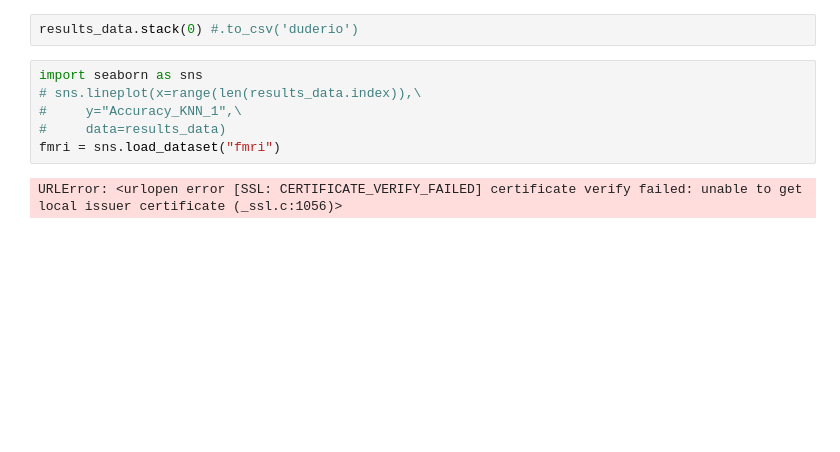
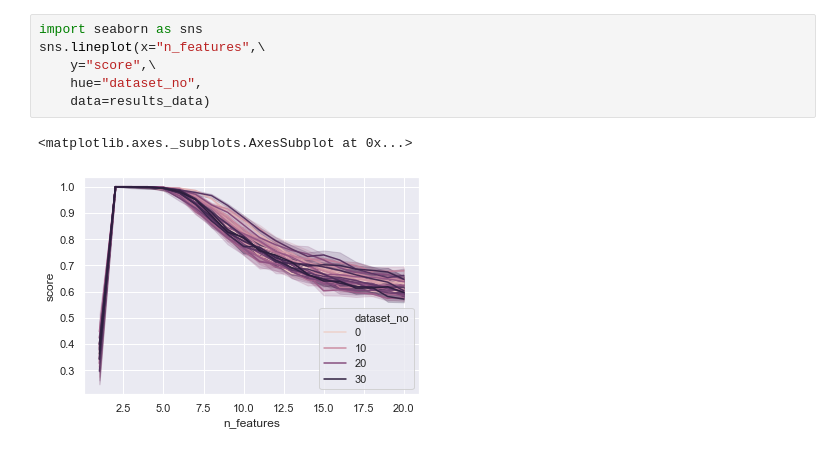
Before and after one commit to dunnkers/feature-selection, a Jupyter notebook: analysis/analyze-results.ipynb, the cells around one changed output. Cells and saved outputs as stored; diff of their text form; blank space fills up the shorter version.

```diff
--- a/analysis/analyze-results.ipynb
+++ b/analysis/analyze-results.ipynb
@@ -17,10 +14,9 @@ results_data.head()
-# %%
-results_data.stack(0) #.to_csv('duderio')
 # %%
 import seaborn as sns
-# sns.lineplot(x=range(len(results_data.index)),\
-#     y="Accuracy_KNN_1",\
-#     data=results_data)
-fmri = sns.load_dataset("fmri")
+sns.lineplot(x="n_features",\
+    y="score",\
+    hue="dataset_no",
+    data=results_data)
 # %% [output]
-URLError: <urlopen error [SSL: CERTIFICATE_VERIFY_FAILED] certificate verify failed: unable to get local issuer certificate (_ssl.c:1056)>
+<matplotlib.axes._subplots.AxesSubplot at 0x...>
+[figure, added]
```
Also changed, not shown: parts of 1 cell of this notebook, 5 other files.
